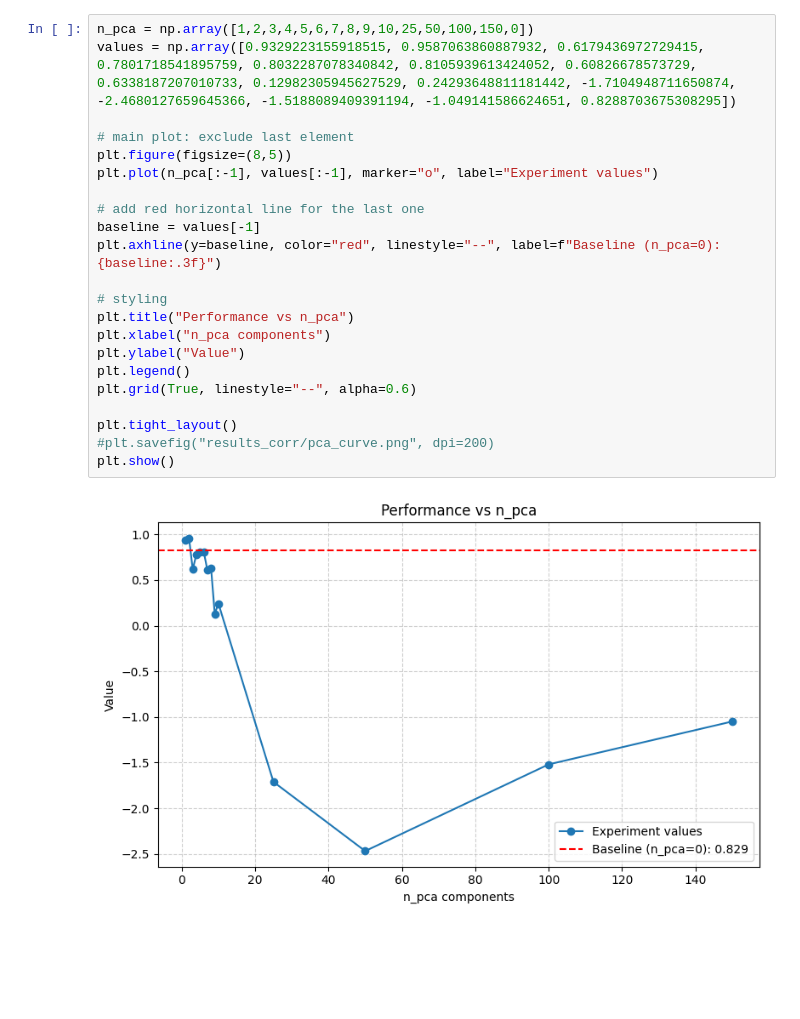
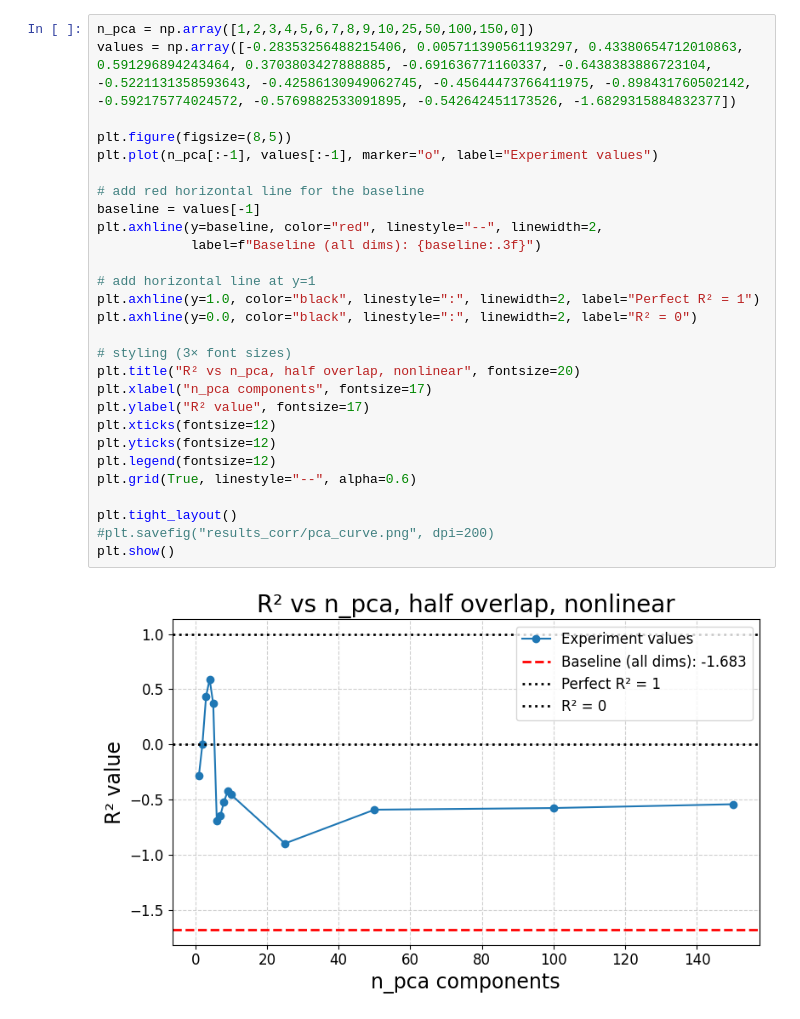
Before and after one commit to emika02/2025-riss-steering, a Jupyter notebook: representations-in-tsfms-main/hough_transform/hough_scripts/plots.ipynb, the cells around one changed output. Saved outputs shown, nothing was run; the diff lists cells and outputs as text; blank space fills up the shorter version.

```diff
--- a/representations-in-tsfms-main/hough_transform/hough_scripts/plots.ipynb
+++ b/representations-in-tsfms-main/hough_transform/hough_scripts/plots.ipynb
@@ -29,24 +40,30 @@ plt.show()
 # %%
 n_pca = np.array([1,2,3,4,5,6,7,8,9,10,25,50,100,150,0])
-values = np.array([0.9329223155918515, 0.9587063860887932, 0.6179436972729415, 0.7801718541895759, 0.8032287078340842, 0.8105939613424052, 0.60826678573729, 0.6338187207010733, 0.12982305945627529, 0.24293648811181442, -1.7104948711650874, -2.4680127659645366, -1.5188089409391194, -1.049141586624651, 0.8288703675308295])
+values = np.array([-0.28353256488215406, 0.005711390561193297, 0.43380654712010863, 0.591296894243464, 0.3703803427888885, -0.691636771160337, -0.6438383886723104, -0.5221131358593643, -0.42586130949062745, -0.45644473766411975, -0.898431760502142, -0.592175774024572, -0.5769882533091895, -0.542642451173526, -1.6829315884832377])
 
-# main plot: exclude last element
 plt.figure(figsize=(8,5))
 plt.plot(n_pca[:-1], values[:-1], marker="o", label="Experiment values")
 
-# add red horizontal line for the last one
+# add red horizontal line for the baseline
 baseline = values[-1]
-plt.axhline(y=baseline, color="red", linestyle="--", label=f"Baseline (n_pca=0): {baseline:.3f}")
+plt.axhline(y=baseline, color="red", linestyle="--", linewidth=2,
+            label=f"Baseline (all dims): {baseline:.3f}")
 
-# styling
-plt.title("Performance vs n_pca")
-plt.xlabel("n_pca components")
-plt.ylabel("Value")
-plt.legend()
+# add horizontal line at y=1
+plt.axhline(y=1.0, color="black", linestyle=":", linewidth=2, label="Perfect R² = 1")
+plt.axhline(y=0.0, color="black", linestyle=":", linewidth=2, label="R² = 0")
+
+# styling (3× font sizes)
+plt.title("R² vs n_pca, half overlap, nonlinear", fontsize=20)
+plt.xlabel("n_pca components", fontsize=17)
+plt.ylabel("R² value", fontsize=17)
+plt.xticks(fontsize=12)
+plt.yticks(fontsize=12)
+plt.legend(fontsize=12)
 plt.grid(True, linestyle="--", alpha=0.6)
 
 plt.tight_layout()
 #plt.savefig("results_corr/pca_curve.png", dpi=200)
 plt.show()
 # %% [output]
-[figure, old version]
+[figure, new version]
```
Also changed, not shown: parts of 5 cells of this notebook, 26 other files.
